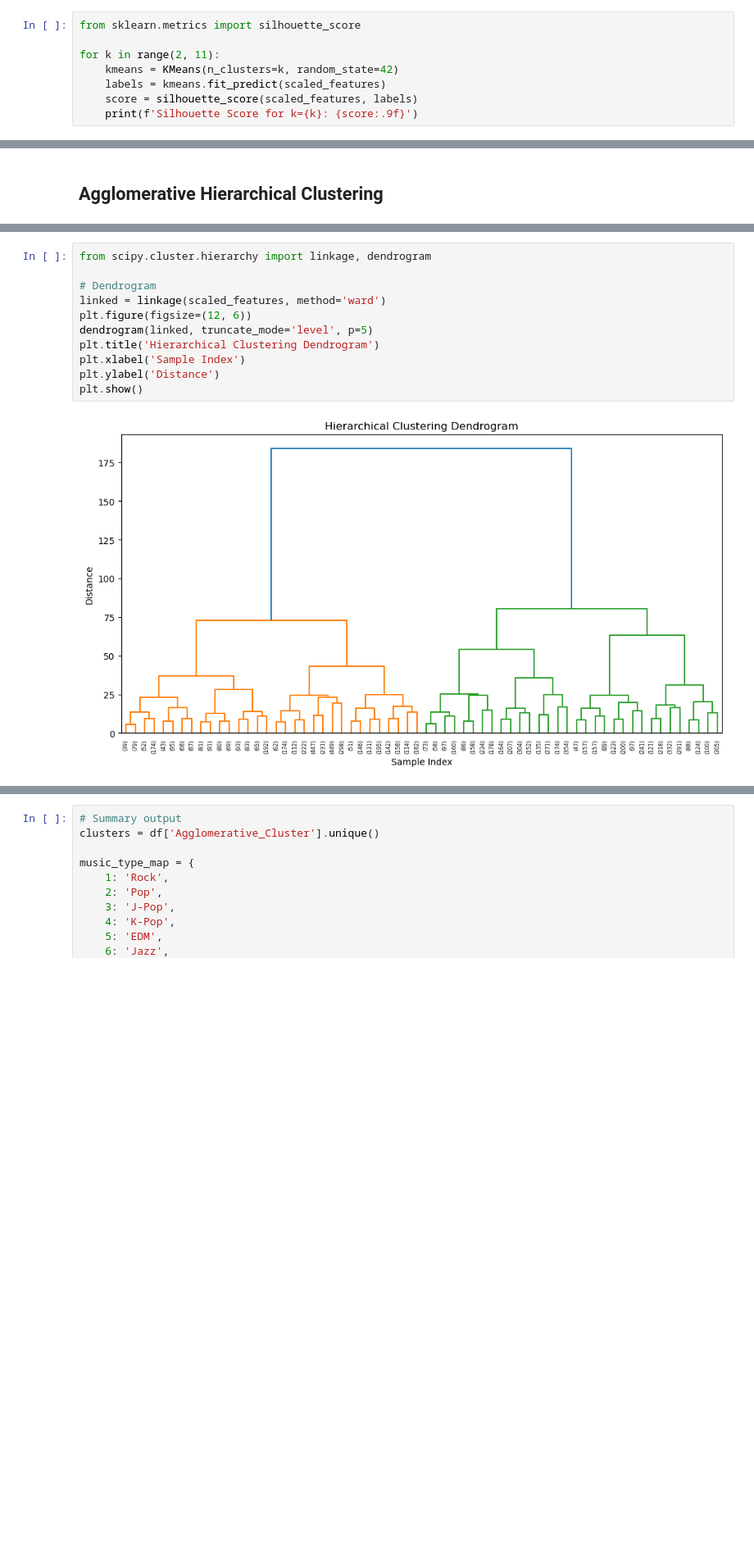
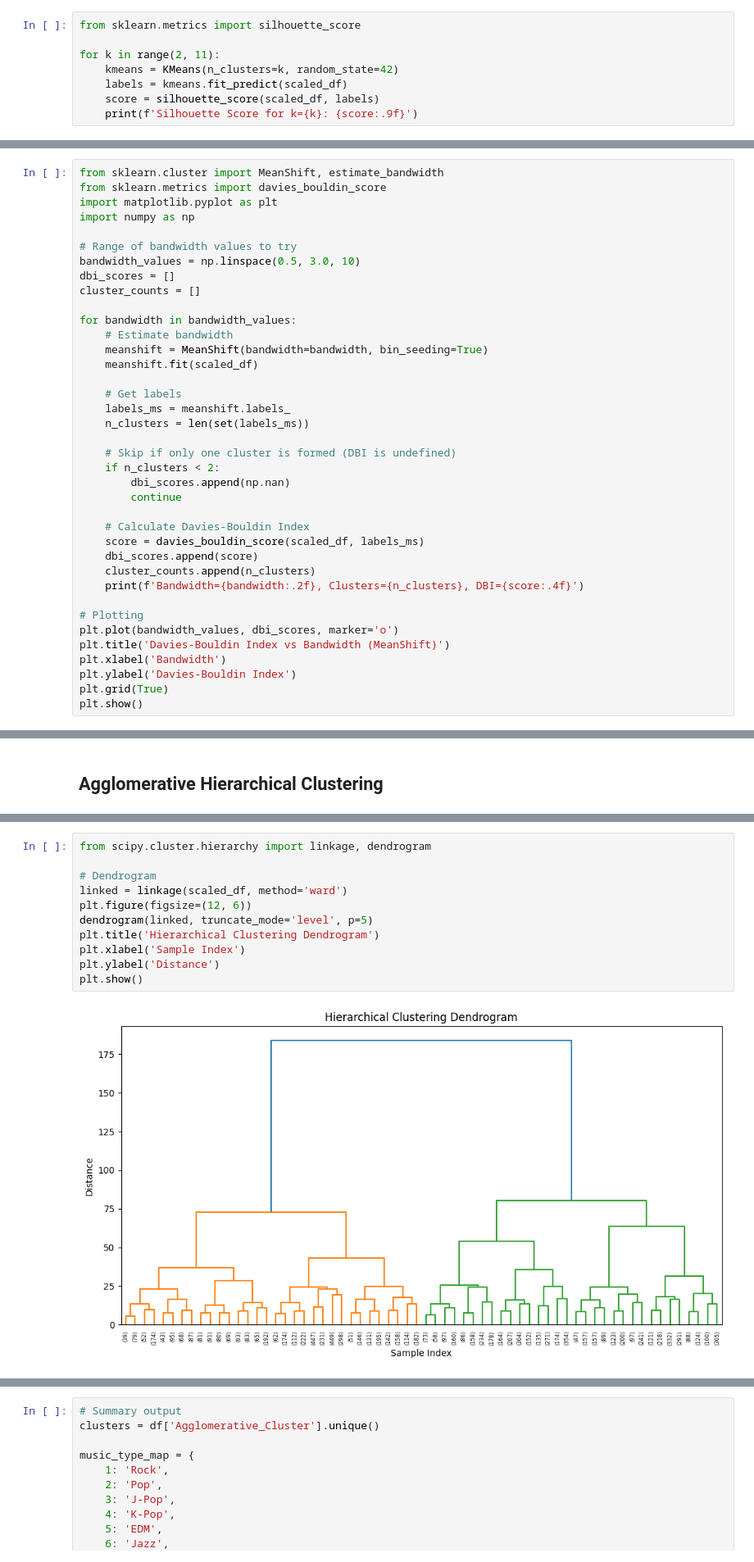
Before and after one commit to LauAHung/BACS2003-AI-Assignment, a Jupyter notebook: BACS2003 ASSIGNMET.ipynb, the cells around one changed output, grey strips where cells are left out. Shown at 82% size. Drawn from its saved outputs; the diff is of its cells as text; blank space fills up the shorter version.

```diff
--- a/BACS2003 ASSIGNMET.ipynb
+++ b/BACS2003 ASSIGNMET.ipynb
@@ -467,8 +480,8 @@ from sklearn.metrics import silhouette_score
 
 for k in range(2, 11):
     kmeans = KMeans(n_clusters=k, random_state=42)
-    labels = kmeans.fit_predict(scaled_features)
-    score = silhouette_score(scaled_features, labels)
+    labels = kmeans.fit_predict(scaled_df)
+    score = silhouette_score(scaled_df, labels)
     print(f'Silhouette Score for k={k}: {score:.9f}')
 # %% [output]
 Silhouette Score for k=2: 0.398285429
@@ -763,0 +747,38 @@ Cluster 1:
+# %%
+from sklearn.cluster import MeanShift, estimate_bandwidth
+from sklearn.metrics import davies_bouldin_score
+import matplotlib.pyplot as plt
+import numpy as np
+
+# Range of bandwidth values to try
+bandwidth_values = np.linspace(0.5, 3.0, 10)
+dbi_scores = []
+cluster_counts = []
+
+for bandwidth in bandwidth_values:
+    # Estimate bandwidth
+    meanshift = MeanShift(bandwidth=bandwidth, bin_seeding=True)
+    meanshift.fit(scaled_df)
+
+    # Get labels
+    labels_ms = meanshift.labels_
+    n_clusters = len(set(labels_ms))
+
+    # Skip if only one cluster is formed (DBI is undefined)
+    if n_clusters < 2:
+        dbi_scores.append(np.nan)
+        continue
+
+    # Calculate Davies-Bouldin Index
+    score = davies_bouldin_score(scaled_df, labels_ms)
+    dbi_scores.append(score)
+    cluster_counts.append(n_clusters)
+    print(f'Bandwidth={bandwidth:.2f}, Clusters={n_clusters}, DBI={score:.4f}')
+
+# Plotting
+plt.plot(bandwidth_values, dbi_scores, marker='o')
+plt.title('Davies-Bouldin Index vs Bandwidth (MeanShift)')
+plt.xlabel('Bandwidth')
+plt.ylabel('Davies-Bouldin Index')
+plt.grid(True)
+plt.show()
@@ -894,13 +963,13 @@ Silhouette Score (Agglomerative): 0.3721
 # %%
 from scipy.cluster.hierarchy import linkage, dendrogram
 
 # Dendrogram
-linked = linkage(scaled_features, method='ward')
+linked = linkage(scaled_df, method='ward')
 plt.figure(figsize=(12, 6))
 dendrogram(linked, truncate_mode='level', p=5)
 plt.title('Hierarchical Clustering Dendrogram')
 plt.xlabel('Sample Index')
 plt.ylabel('Distance')
 plt.show()
 # %% [output]
-[figure, old version]
+[figure, new version]
```
Also changed, not shown: parts of 39 cells of this notebook.
